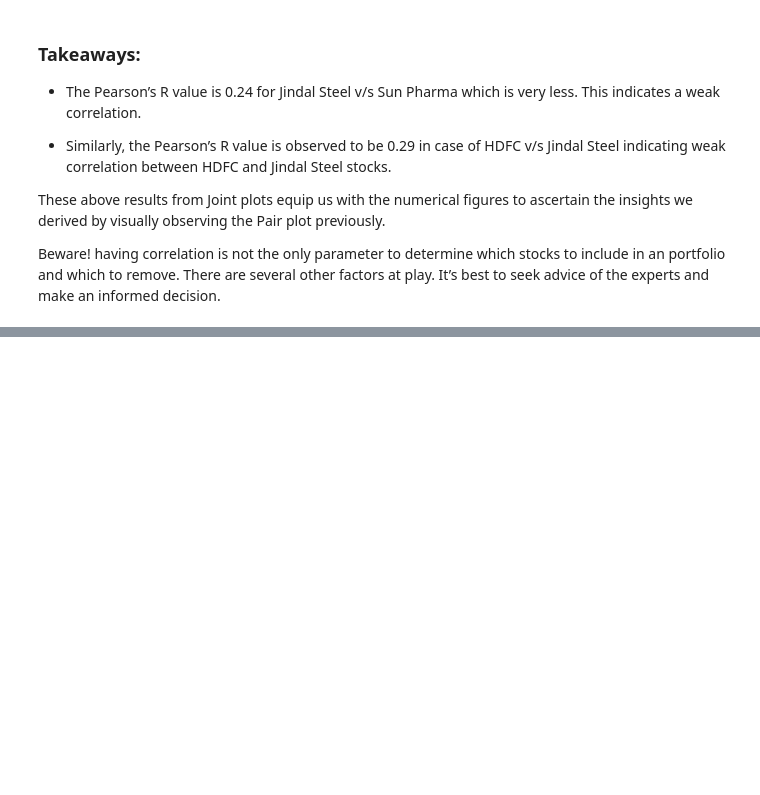
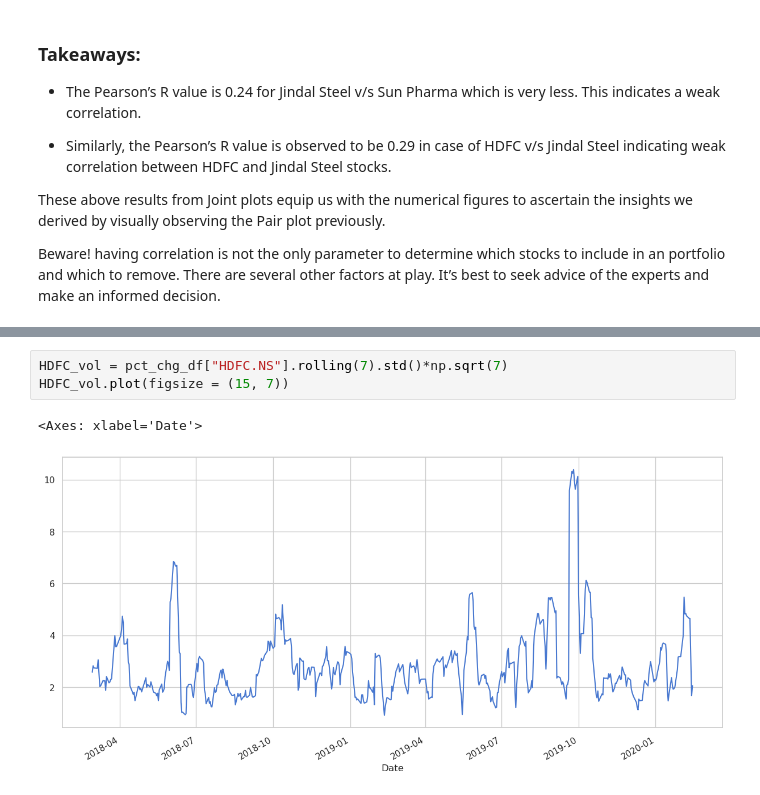
Before and after one commit to TurmaeUrsorum/belajar-piton, a Jupyter notebook: 23. Study Case : Finance/finance_study_case.ipynb, the cells around one changed output, grey strips where cells are left out. Cells and saved outputs as stored; diff of their text form; blank space fills up the shorter version.

```diff
--- a/23. Study Case : Finance/finance_study_case.ipynb
+++ b/23. Study Case : Finance/finance_study_case.ipynb
@@ -500,0 +507,6 @@ Beware! having correlation is not the only parameter to determine which stocks t
+# %%
+HDFC_vol = pct_chg_df["HDFC.NS"].rolling(7).std()*np.sqrt(7)
+HDFC_vol.plot(figsize = (15, 7))
+# %% [output]
+<Axes: xlabel='Date'>
+[figure, added]
```
Also changed, not shown: parts of 3 cells of this notebook.
